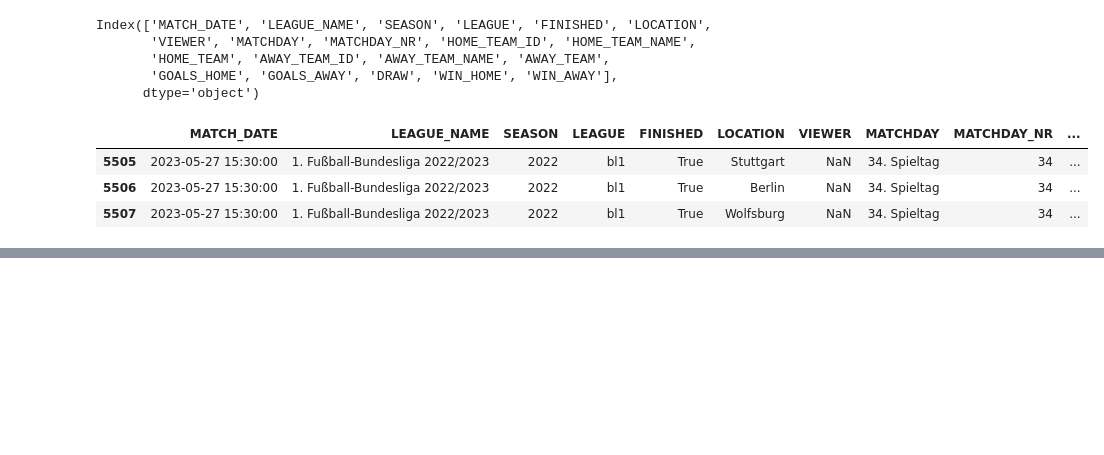
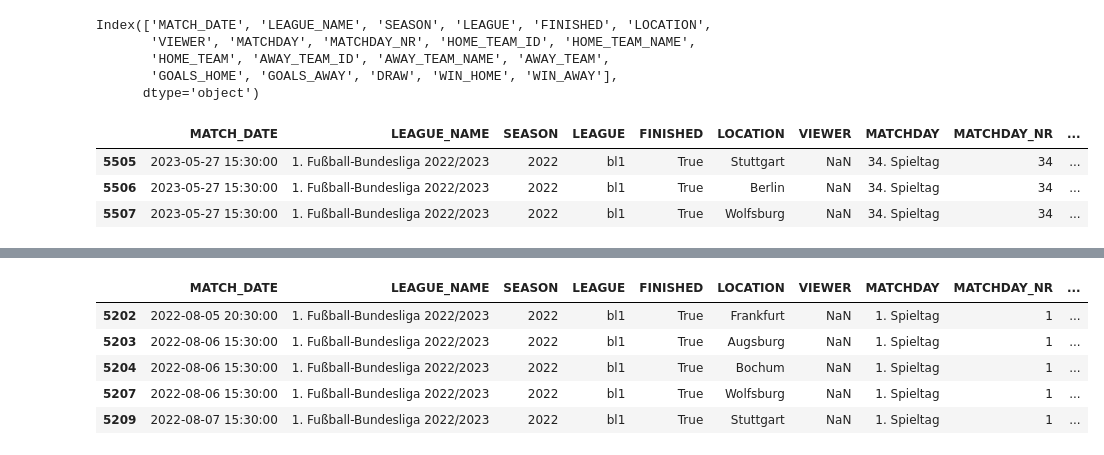
Before and after one commit to OmarFloresPTY/Pandas_Bundesliga_Analisis, a Jupyter notebook: bundesliga_2005_to_2023_season.ipynb, the cells around one changed output, grey strips where cells are left out. Cells and saved outputs as stored; diff of their text form; code cells hidden in the pictures; blank space fills up the shorter version.

```diff
--- a/bundesliga_2005_to_2023_season.ipynb
+++ b/bundesliga_2005_to_2023_season.ipynb
@@ -48,0 +110,10 @@ df_bundesliga.tail(3)
+# %%
+df_noWinHome = (df_bundesliga['SEASON'] == 2022) & (df_bundesliga['WIN_HOME'] == 0) & (df_bundesliga['MATCHDAY_NR'] == 1)
+df_bundesliga[df_noWinHome]
+# %% [output]
+|  | MATCH_DATE | LEAGUE_NAME | SEASON | LEAGUE | FINISHED | LOCATION | VIEWER | MATCHDAY | MATCHDAY_NR | ... |
+| 5202 | 2022-08-05 20:30:00 | 1. Fußball-Bundesliga 2022/2023 | 2022 | bl1 | True | Frankfurt | NaN | 1. Spieltag | 1 | ... |
+| 5203 | 2022-08-06 15:30:00 | 1. Fußball-Bundesliga 2022/2023 | 2022 | bl1 | True | Augsburg | NaN | 1. Spieltag | 1 | ... |
+| 5204 | 2022-08-06 15:30:00 | 1. Fußball-Bundesliga 2022/2023 | 2022 | bl1 | True | Bochum | NaN | 1. Spieltag | 1 | ... |
+| 5207 | 2022-08-06 15:30:00 | 1. Fußball-Bundesliga 2022/2023 | 2022 | bl1 | True | Wolfsburg | NaN | 1. Spieltag | 1 | ... |
+| 5209 | 2022-08-07 15:30:00 | 1. Fußball-Bundesliga 2022/2023 | 2022 | bl1 | True | Stuttgart | NaN | 1. Spieltag | 1 | ... |
```
Also changed, not shown: parts of 9 cells of this notebook.
